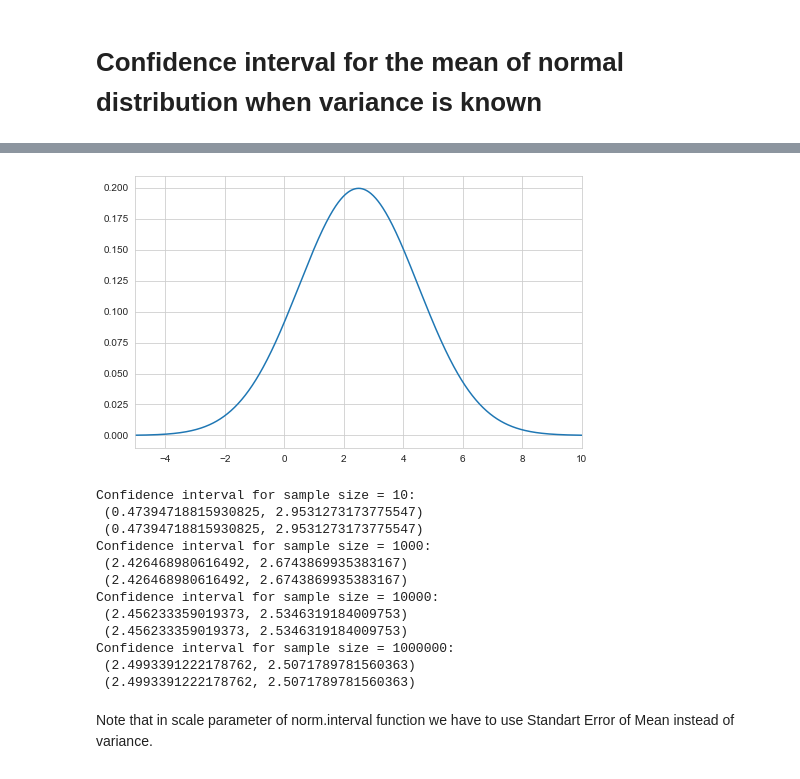
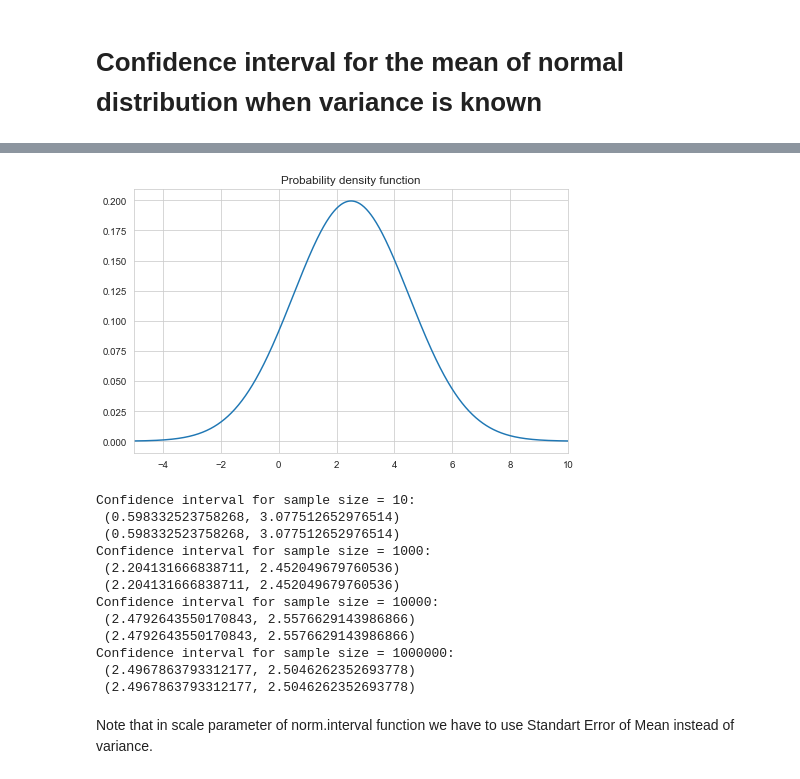
Before and after one commit to MrMaSkerr/DataAnalysisProjects, a Jupyter notebook: Stats/Confidence intervals.ipynb, the cells around one changed output, grey strips where cells are left out. Saved outputs shown, nothing was run; the diff lists cells and outputs as text; code cells hidden in the pictures.

```diff
--- a/Stats/Confidence intervals.ipynb
+++ b/Stats/Confidence intervals.ipynb
@@ -66,30 +68,32 @@ sigma = 2
 # %%
 # Some ploting
 y = norm.pdf(x, loc = Mu, scale = sigma)
 plt.plot(x, y)
-plt.xlim(-5, 10);
+plt.xlim(-5, 10)
+plt.title('Probability density function');
 # %% [output]
-[figure, old version]
+[figure, new version]
 # %%
 alpha = 0.95
 for n in N:
     X = np.random.normal(loc = Mu, size = n, scale = sigma)
-    print(f'Confidence interval for sample size = {n}:\n',
-    f'({X.mean() - sigma * norm.ppf((1 + alpha) / 2) / n ** 0.5}, {X.mean() + sigma * norm.ppf((1 + alpha) / 2) / n ** 0.5})\n',
-    norm.interval(alpha = alpha, loc = np.mean(X), scale = sigma / n ** 0.5))
+    print(
+        f'Confidence interval for sample size = {n}:\n',
+        f'({X.mean() - sigma * norm.ppf((1 + alpha) / 2) / n ** 0.5}, {X.mean() + sigma * norm.ppf((1 + alpha) / 2) / n ** 0.5})\n',
+        norm.interval(alpha = alpha, loc = np.mean(X), scale = sigma / n ** 0.5))
 # %% [output]
 Confidence interval for sample size = 10:
- (0.47394718815930825, 2.9531273173775547)
- (0.47394718815930825, 2.9531273173775547)
+ (0.598332523758268, 3.077512652976514)
+ (0.598332523758268, 3.077512652976514)
 Confidence interval for sample size = 1000:
- (2.426468980616492, 2.6743869935383167)
- (2.426468980616492, 2.6743869935383167)
+ (2.204131666838711, 2.452049679760536)
+ (2.204131666838711, 2.452049679760536)
 Confidence interval for sample size = 10000:
- (2.456233359019373, 2.5346319184009753)
- (2.456233359019373, 2.5346319184009753)
+ (2.4792643550170843, 2.5576629143986866)
+ (2.4792643550170843, 2.5576629143986866)
 Confidence interval for sample size = 1000000:
- (2.4993391222178762, 2.5071789781560363)
- (2.4993391222178762, 2.5071789781560363)
+ (2.4967863793312177, 2.5046262352693778)
+ (2.4967863793312177, 2.5046262352693778)
 # %% [markdown]
 Note that in scale parameter of norm.interval function we have to use Standart Error of Mean instead of variance.
 # %% [markdown]
```
Also changed, not shown: parts of 11 cells of this notebook.
